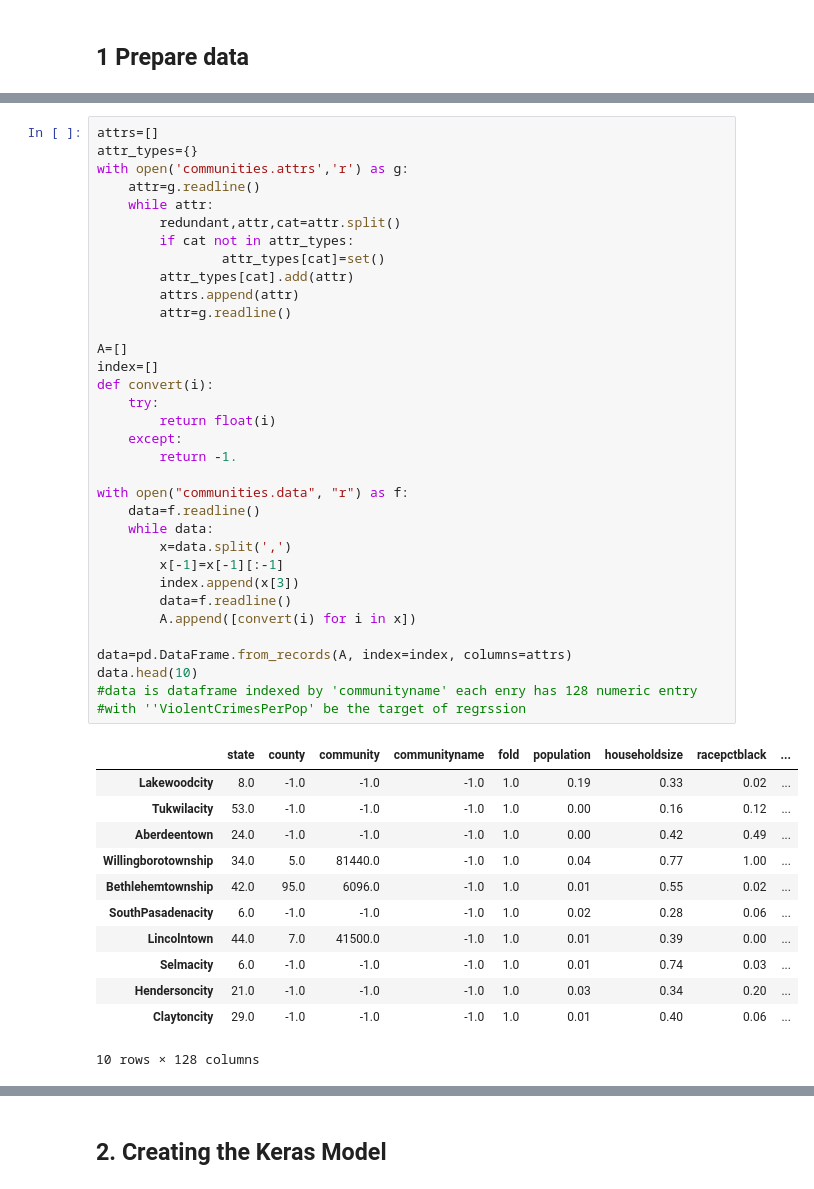
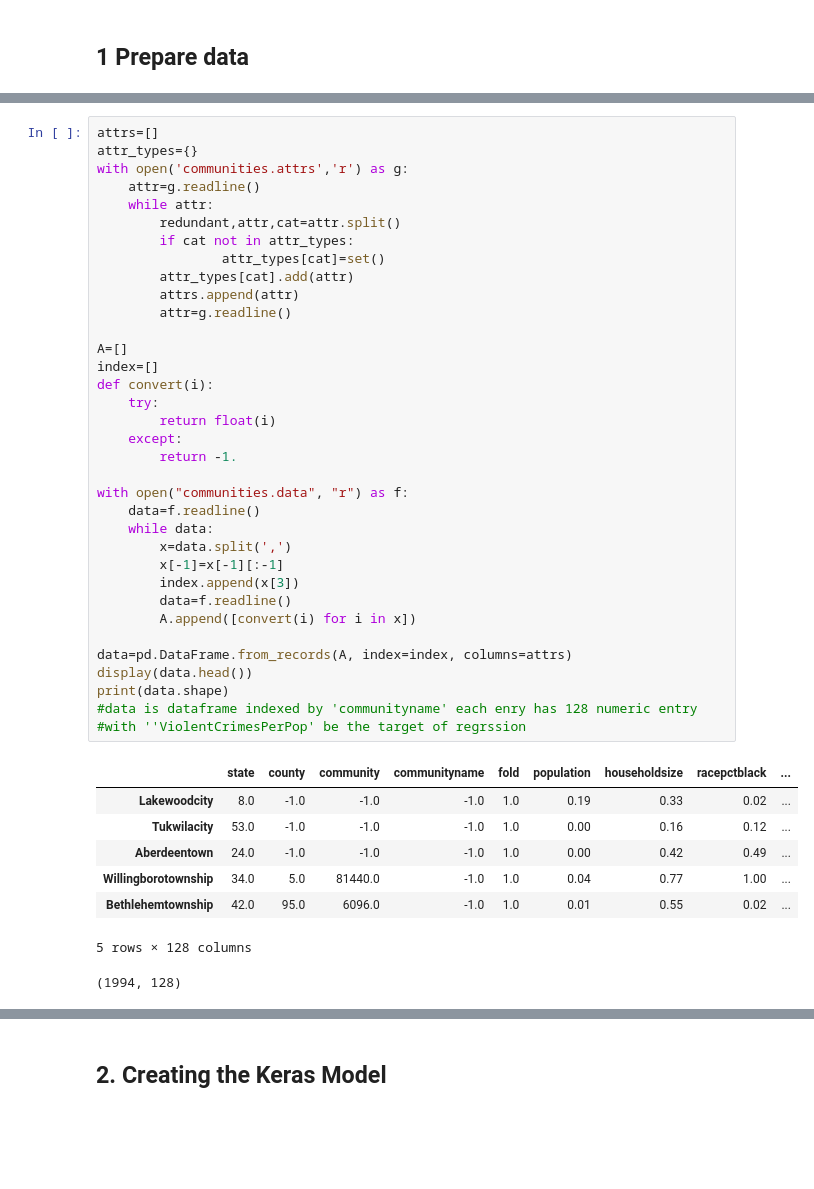
Before and after one commit to jyguo1729/MLP_crime_model, a Jupyter notebook: MLP model for Communities and Crime.ipynb, the cells around one changed output, grey strips where cells are left out. Cells and saved outputs as stored; diff of their text form; blank space fills up the shorter version.

```diff
--- a/MLP model for Communities and Crime.ipynb
+++ b/MLP model for Communities and Crime.ipynb
@@ -37,40 +38,37 @@ with open('communities.attrs','r') as g:
         attrs.append(attr)
         attr=g.readline()
 
 A=[]
 index=[]
 def convert(i):
     try:
         return float(i)
     except:
         return -1.
 
 with open("communities.data", "r") as f:
     data=f.readline()
     while data:
         x=data.split(',')
         x[-1]=x[-1][:-1]
         index.append(x[3])
         data=f.readline()
         A.append([convert(i) for i in x])
 
 data=pd.DataFrame.from_records(A, index=index, columns=attrs)
-data.head(10)
+display(data.head())
+print(data.shape)
 #data is dataframe indexed by 'communityname' each enry has 128 numeric entry
 #with ''ViolentCrimesPerPop' be the target of regrssion
 # %% [output]
 |  | state | county | community | communityname | fold | population | householdsize | racepctblack | ... |
 | Lakewoodcity | 8.0 | -1.0 | -1.0 | -1.0 | 1.0 | 0.19 | 0.33 | 0.02 | ... |
 | Tukwilacity | 53.0 | -1.0 | -1.0 | -1.0 | 1.0 | 0.00 | 0.16 | 0.12 | ... |
 | Aberdeentown | 24.0 | -1.0 | -1.0 | -1.0 | 1.0 | 0.00 | 0.42 | 0.49 | ... |
 | Willingborotownship | 34.0 | 5.0 | 81440.0 | -1.0 | 1.0 | 0.04 | 0.77 | 1.00 | ... |
 | Bethlehemtownship | 42.0 | 95.0 | 6096.0 | -1.0 | 1.0 | 0.01 | 0.55 | 0.02 | ... |
-| SouthPasadenacity | 6.0 | -1.0 | -1.0 | -1.0 | 1.0 | 0.02 | 0.28 | 0.06 | ... |
-| Lincolntown | 44.0 | 7.0 | 41500.0 | -1.0 | 1.0 | 0.01 | 0.39 | 0.00 | ... |
-| Selmacity | 6.0 | -1.0 | -1.0 | -1.0 | 1.0 | 0.01 | 0.74 | 0.03 | ... |
-| Hendersoncity | 21.0 | -1.0 | -1.0 | -1.0 | 1.0 | 0.03 | 0.34 | 0.20 | ... |
-| Claytoncity | 29.0 | -1.0 | -1.0 | -1.0 | 1.0 | 0.01 | 0.40 | 0.06 | ... |
-10 rows × 128 columns
+5 rows × 128 columns
+(1994, 128)
 # %%
 target='ViolentCrimesPerPop'
 x=data.drop(target, 1).values
```
Also changed, not shown: parts of 17 cells of this notebook, 13 other files.
